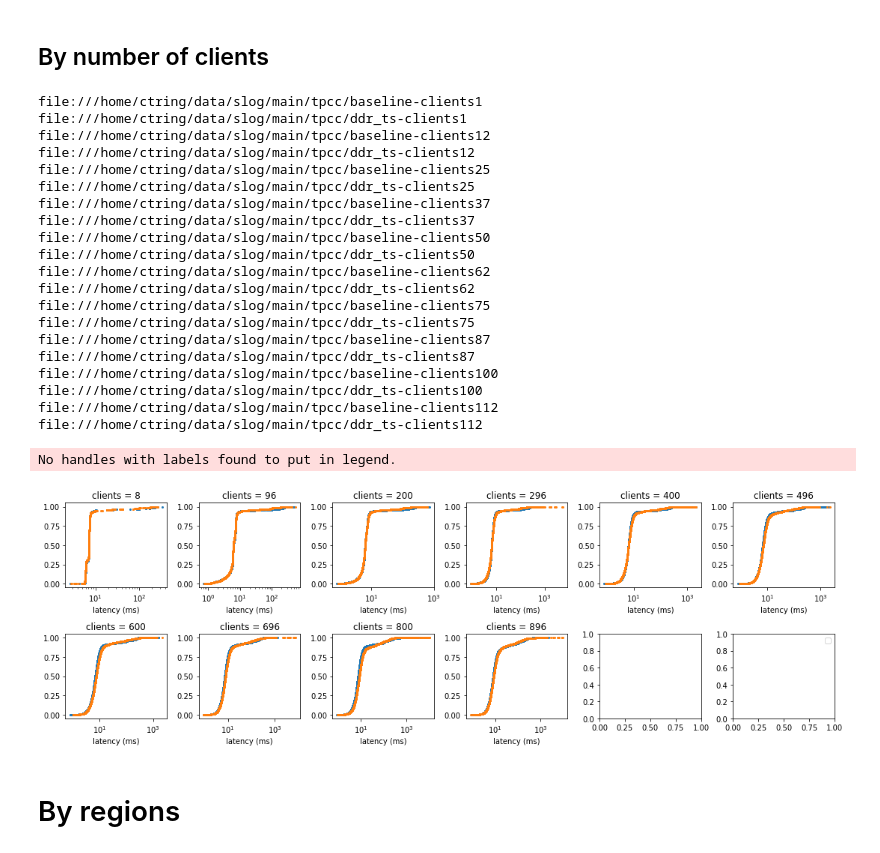
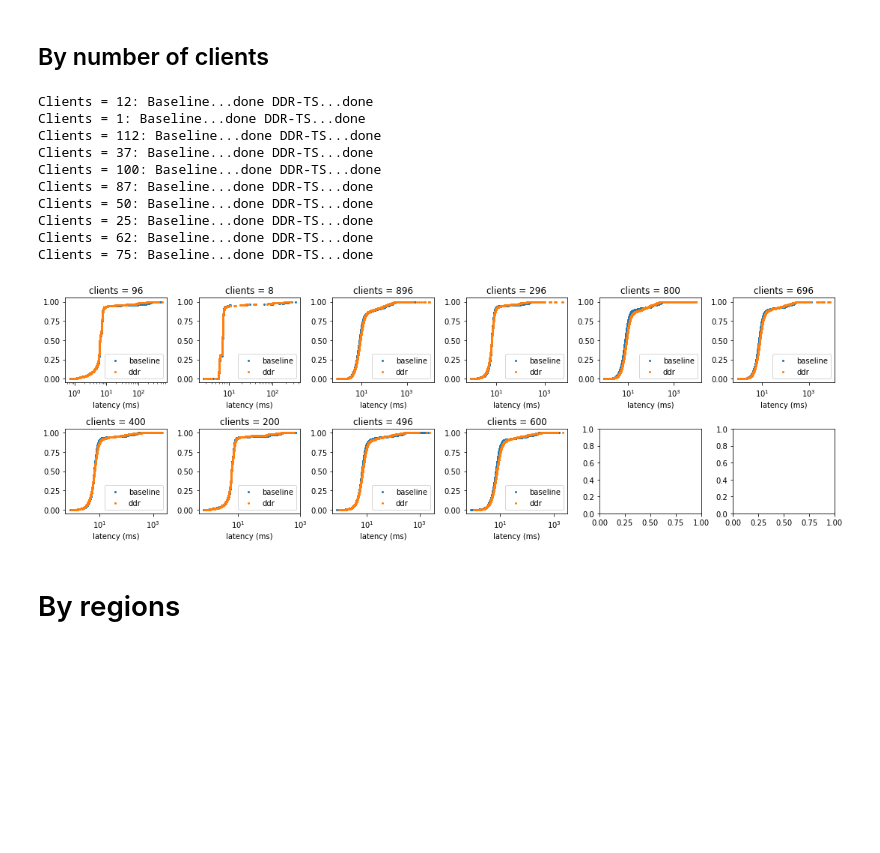
Before and after one commit to umd-dslam/DetockAnalysis, a Jupyter notebook: TPC-C.ipynb, the cells around one changed output. Drawn from its saved outputs; the diff is of its cells as text; code cells hidden in the pictures; blank space fills up the shorter version.

```diff
--- a/TPC-C.ipynb
+++ b/TPC-C.ipynb
@@ -170,3 +170,8 @@ No handles with labels found to put in legend.
 [figure]
 # %% [markdown]
 # Latency
+# %%
+prefixes = list(map(lambda r : r.prefix, index_sdf.select("prefix").collect()))
+latency_sdf = latency(spark, prefixes).withColumn("coordinator_region", (col("coordinator") / 3).cast(T.IntegerType()))
+latency_sdf = latency_sdf.join(index_sdf, on="prefix").orderBy("clients").cache()
+latency_sdf.show()
@@ -173,57 +196,48 @@ No handles with labels found to put in legend.
 # %% [markdown]
 ## By number of clients
 # %%
-latency_tpcc = index_sdf.select("prefix", "config_name", "clients")\
-    .orderBy("clients")\
-    .toPandas()
+all_clients = index_sdf.select("clients")\
+    .distinct()\
+    .rdd.map(lambda r : r.clients)\
+    .collect()
 
 rows = 2
 cols = 6
 _, ax = plt.subplots(rows, cols, figsize=(15, 5))
 
-clients_values = latency_tpcc["clients"].unique()
-for i, clients in enumerate(clients_values):
-    filtered_clients = latency_tpcc.loc[latency_tpcc.clients == clients]
-
-    filtered_baseline = filtered_clients.loc[filtered_clients.config_name == "baseline.conf"]
-    print(filtered_baseline.prefix.iloc[0])
-    baseline = latency(spark, filtered_baseline.prefix.iloc[0]).cache()
-
-    filtered_ddr_ts = filtered_clients.loc[filtered_clients.config_name == "ddr_ts.conf"]
-    print(filtered_ddr_ts.prefix.iloc[0])
-    ddr_ts = latency(spark, filtered_ddr_ts.prefix.iloc[0]).cache()
+for i, clients in enumerate(all_clients):
+    print(f"Clients = {clients}:", end='')
+    by_clients = latency_sdf.where(col("clients") == clients).cache()
 
     r, c = i // cols, i % cols
 
-    plot_cdf(ax[r, c], baseline.toPandas()["latency"], label="baseline", linewidth=0, marker='o')
-    plot_cdf(ax[r, c], ddr_ts.toPandas()["latency"], label="ddr", linewidth=0, marker='o')
+    print(" Baseline...", end='')
+    baseline = by_clients.where(col("config_name") == "baseline.conf").select("latency")
+    plot_cdf(ax[r, c], collect_col(baseline, "latency"), label="baseline", linewidth=0, marker='o')
+    print("done", end='')
+
+    print(" DDR-TS...", end='')
+    ddr_ts = by_clients.where(col("config_name") == "ddr_ts.conf").select("latency")
+    plot_cdf(ax[r, c], collect_col(ddr_ts, "latency"), label="ddr", linewidth=0, marker='o')
+    print("done", end='')
+
     ax[r, c].set_title(f"clients = {clients * 8}")
     ax[r, c].set_xlabel("latency (ms)")
+    ax[r, c].legend()
+    print()
 
-plt.legend()
 plt.tight_layout()
 # %% [output]
-file:///home/ctring/data/slog/main/tpcc/baseline-clients1
-file:///home/ctring/data/slog/main/tpcc/ddr_ts-clients1
-file:///home/ctring/data/slog/main/tpcc/baseline-clients12
-file:///home/ctring/data/slog/main/tpcc/ddr_ts-clients12
-file:///home/ctring/data/slog/main/tpcc/baseline-clients25
-file:///home/ctring/data/slog/main/tpcc/ddr_ts-clients25
-file:///home/ctring/data/slog/main/tpcc/baseline-clients37
-file:///home/ctring/data/slog/main/tpcc/ddr_ts-clients37
-file:///home/ctring/data/slog/main/tpcc/baseline-clients50
-file:///home/ctring/data/slog/main/tpcc/ddr_ts-clients50
-file:///home/ctring/data/slog/main/tpcc/baseline-clients62
-file:///home/ctring/data/slog/main/tpcc/ddr_ts-clients62
-file:///home/ctring/data/slog/main/tpcc/baseline-clients75
-file:///home/ctring/data/slog/main/tpcc/ddr_ts-clients75
-file:///home/ctring/data/slog/main/tpcc/baseline-clients87
-file:///home/ctring/data/slog/main/tpcc/ddr_ts-clients87
-file:///home/ctring/data/slog/main/tpcc/baseline-clients100
-file:///home/ctring/data/slog/main/tpcc/ddr_ts-clients100
-file:///home/ctring/data/slog/main/tpcc/baseline-clients112
-file:///home/ctring/data/slog/main/tpcc/ddr_ts-clients112
+Clients = 12: Baseline...done DDR-TS...done
+Clients = 1: Baseline...done DDR-TS...done
+Clients = 112: Baseline...done DDR-TS...done
+Clients = 37: Baseline...done DDR-TS...done
+Clients = 100: Baseline...done DDR-TS...done
+Clients = 87: Baseline...done DDR-TS...done
+Clients = 50: Baseline...done DDR-TS...done
+Clients = 25: Baseline...done DDR-TS...done
+Clients = 62: Baseline...done DDR-TS...done
+Clients = 75: Baseline...done DDR-TS...done
-No handles with labels found to put in legend.
-[figure, old version]
+[figure, new version]
 # %% [markdown]
 # By regions
```
Also changed, not shown: parts of 21 cells of this notebook, 2 other files.
